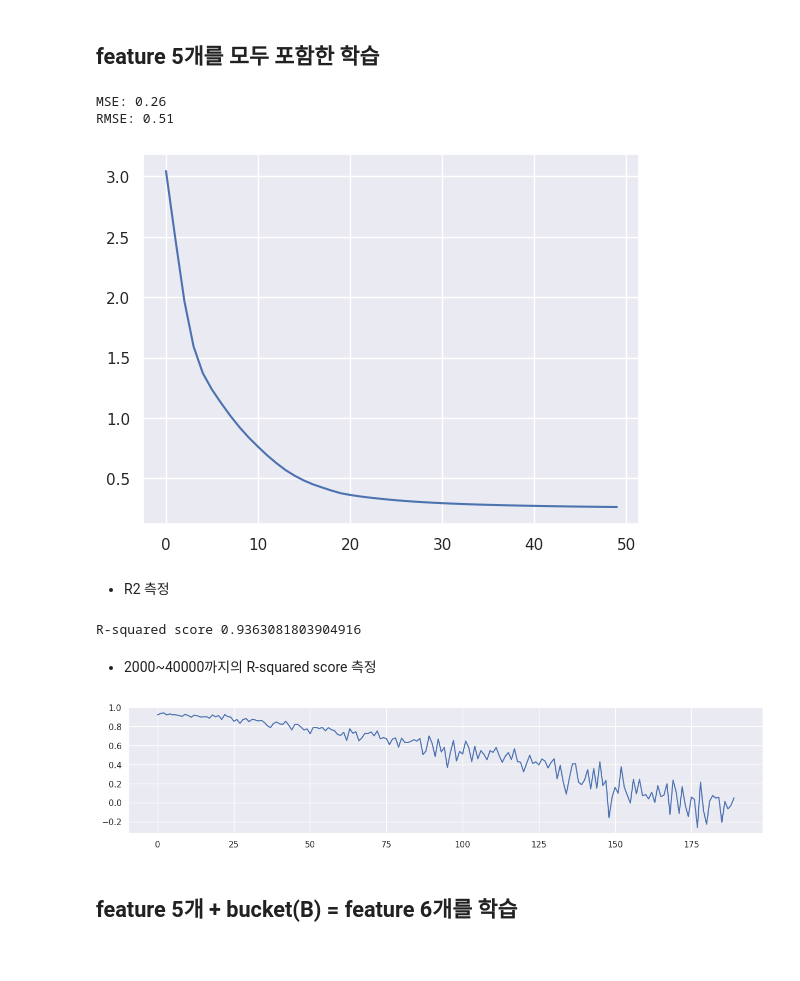
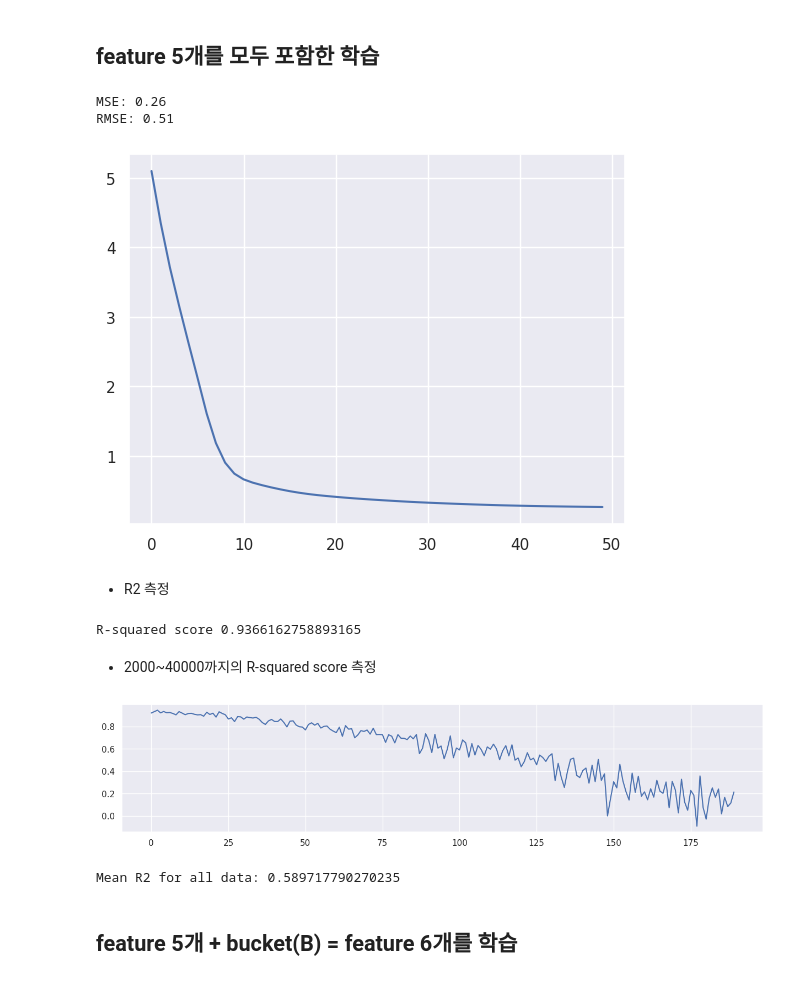
Before and after one commit to dolmani38/concept_drift, a Jupyter notebook: 230415.ipynb, the cells around one changed output. Drawn from its saved outputs; the diff is of its cells as text; code cells hidden in the pictures.

```diff
--- a/230415.ipynb
+++ b/230415.ipynb
@@ -144,11 +144,13 @@ plt.show()
 import copy
 import torch.optim as optim
 
+seed_everything()
+
 # Convert to 2D PyTorch tensors
-X_train = torch.tensor(X[0:1800].values, dtype=torch.float32)
+X_train = torch.tensor(X[0:1800][['x0','x1','x2','x3','z0']].values, dtype=torch.float32)
 y_train = torch.tensor(y[0:1800], dtype=torch.float32).reshape(-1, 1)
 
-X_test = torch.tensor(X[1800:2000].values, dtype=torch.float32)
+X_test = torch.tensor(X[1800:2000][['x0','x1','x2','x3','z0']].values, dtype=torch.float32)
 y_test = torch.tensor(y[1800:2000], dtype=torch.float32).reshape(-1, 1)
 
 # Define the model
@@ -183,34 +185,34 @@ for epoch in tqdm(range(n_epochs)):
             y_batch = y_train[start:start+batch_size]
             # forward pass
             y_pred = model(X_batch)
             loss = loss_fn(y_pred, y_batch)
             # backward pass
             optimizer.zero_grad()
             loss.backward()
             # update weights
             optimizer.step()
             # print progress
             bar.set_postfix(mse=float(loss))
     # evaluate accuracy at end of each epoch
     model.eval()
     y_pred = model(X_test)
     mse = loss_fn(y_pred, y_test)
     mse = float(mse)
     history.append(mse)
     if mse < best_mse:
         best_mse = mse
         best_weights = copy.deepcopy(model.state_dict())
 
 # restore model and return best accuracy
 model.load_state_dict(best_weights)
 print("MSE: %.2f" % best_mse)
 print("RMSE: %.2f" % np.sqrt(best_mse))
 plt.plot(history)
 plt.show()
 # %% [output]
 MSE: 0.26
 RMSE: 0.51
-[figure, old version]
+[figure, new version]
 # %% [markdown]
 + R2 측정
 # %%
@@ -219,11 +221,11 @@ predicted_y = model(X_test)
 r2 = r2_score(y_test,predicted_y.detach().numpy())
 print('R-squared score',r2)
 # %% [output]
-R-squared score 0.9363081803904916
+R-squared score 0.9366162758893165
 # %% [markdown]
 + 2000~40000까지의 R-squared score 측정
 # %%
-XT = X[2000:]
+XT = X[2000:][['x0','x1','x2','x3','z0']]
 yT = y[2000:]
 
 bucket_size_array=[200]
@@ -239,8 +241,10 @@ for bucket_size in bucket_size_array:
     plt.figure(figsize=(15,3))
     plt.plot(r2s)
     plt.show()
+print('Mean R2 for all data:',np.mean(r2s))
 # %% [output]
-[figure, old version]
+[figure, new version]
+Mean R2 for all data: 0.589717790270235
 # %% [markdown]
 ## feature 5개 + bucket(B) = feature 6개를 학습
 # %%
```
Also changed, not shown: parts of 14 cells of this notebook.
